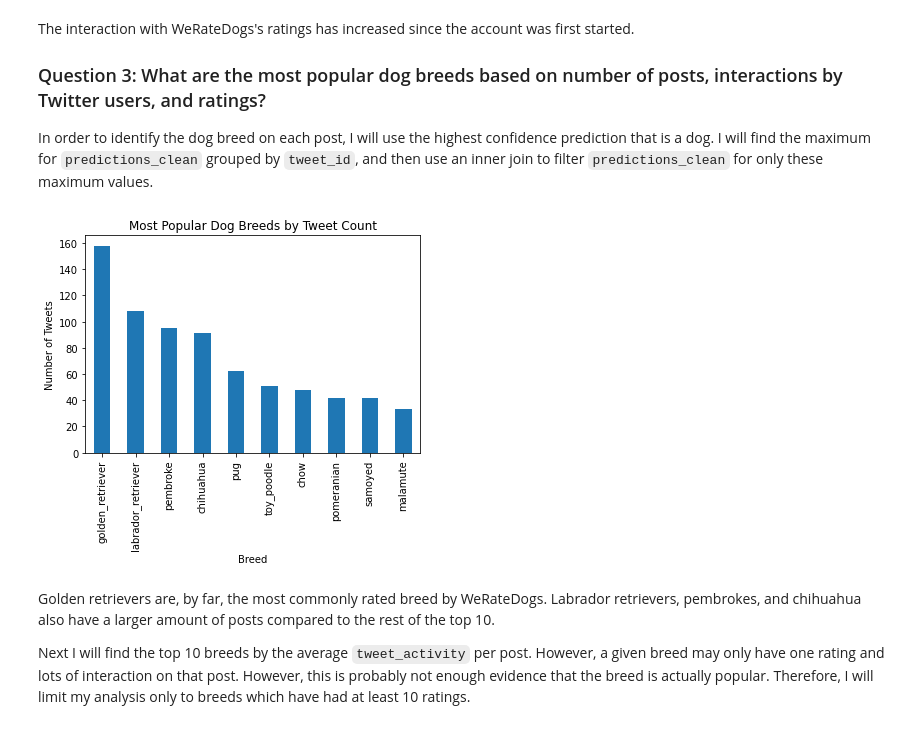
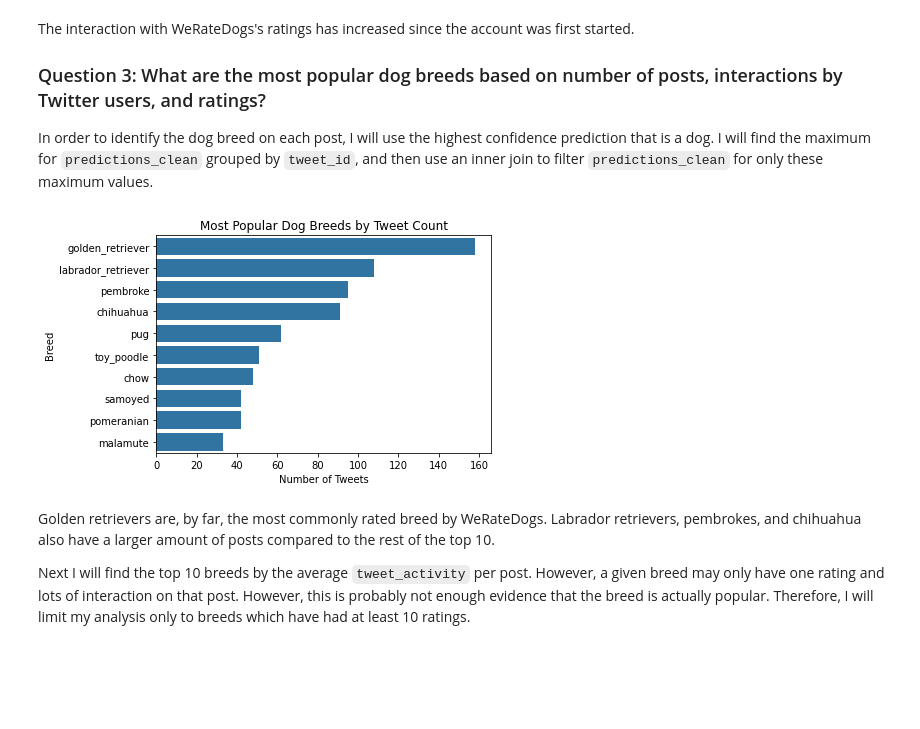
Before and after one commit to evanchen13/weratedogs, a Jupyter notebook: wrangle_act.ipynb, the cells around one changed output. Drawn from its saved outputs; the diff is of its cells as text; code cells hidden in the pictures; blank space fills up the shorter version.

Commit message:
refactor: Change visualizations code

```diff
--- a/wrangle_act.ipynb
+++ b/wrangle_act.ipynb
@@ -1591,12 +1596,14 @@ best_dog_predictions = best_dog_predictions.groupby('tweet_id', as_index=False)[
 # use dataframe of maximum-confidence dog predictions to filter predictions_clean
 best_dog_predictions = predictions_clean.merge(best_dog_predictions, how='inner', on=['tweet_id', 'confidence'])
 # %%
-best_dog_predictions['prediction'].value_counts().nlargest(10).plot(kind='bar')
+base_color = sb.color_palette()[0]
+dog_order = best_dog_predictions['prediction'].value_counts().head(10)
+sb.countplot(data=best_dog_predictions, y='prediction', color=base_color, order=dog_order.index)
 plt.title('Most Popular Dog Breeds by Tweet Count')
-plt.xlabel('Breed')
-plt.ylabel('Number of Tweets');
+plt.xlabel('Number of Tweets')
+plt.ylabel('Breed');
 # %% [output]
-[figure, old version]
+[figure, new version]
 # %% [markdown]
 Golden retrievers are, by far, the most commonly rated breed by WeRateDogs. Labrador retrievers, pembrokes, and chihuahua also have a larger amount of posts compared to the rest of the top 10.
 
```
Also changed, not shown: parts of 16 cells of this notebook.
